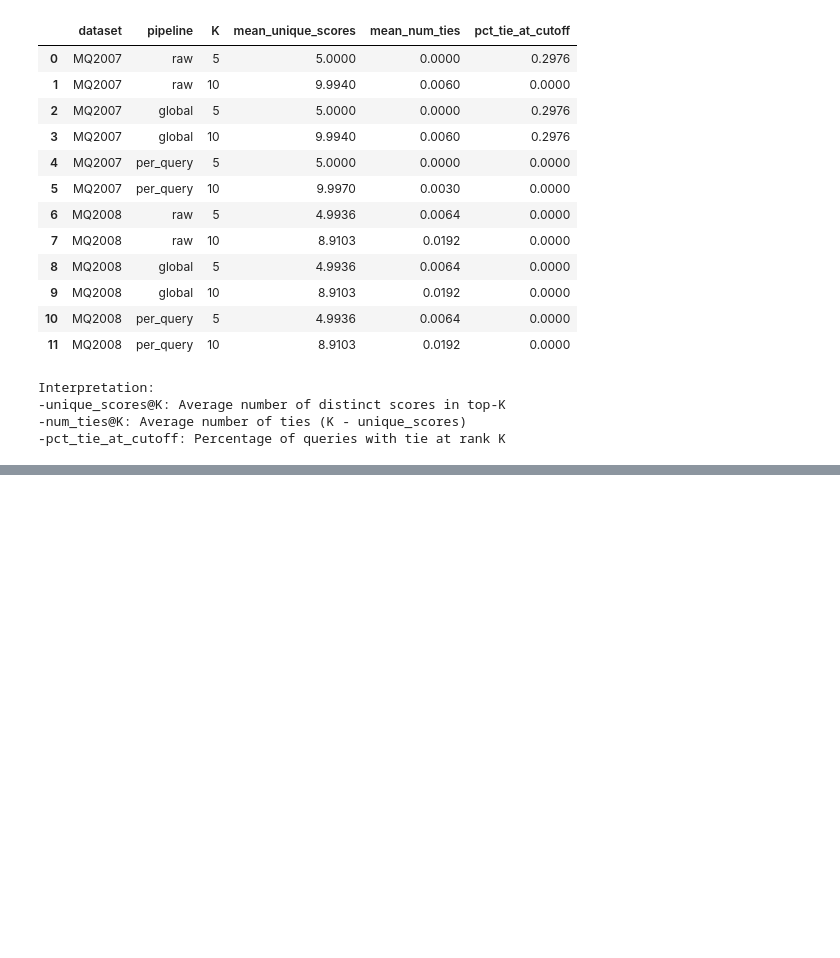
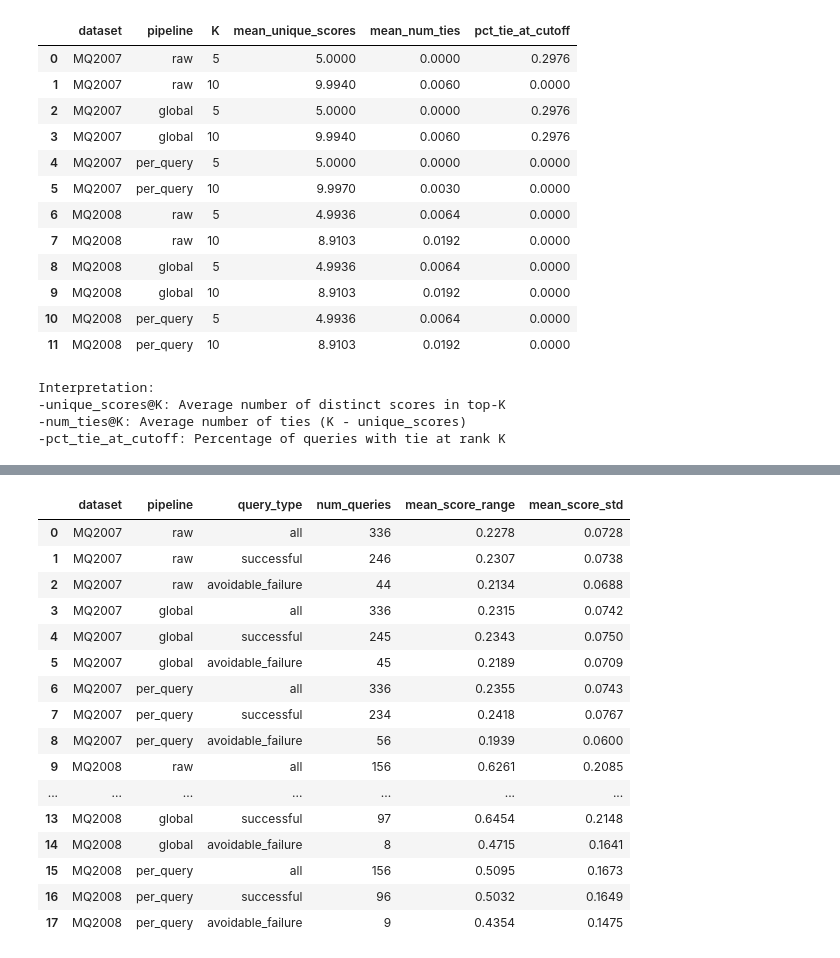
Before and after one commit to KushalMarahatta/Capstone_coding, a Jupyter notebook: notebooks/04_normalization_experiments.ipynb, the cells around one changed output, grey strips where cells are left out. Drawn from its saved outputs; the diff is of its cells as text; code cells hidden in the pictures; blank space fills up the shorter version.

Commit message:
Added Score Flatness Analysis

```diff
--- a/notebooks/04_normalization_experiments.ipynb
+++ b/notebooks/04_normalization_experiments.ipynb
@@ -925,3 +925,11 @@ Interpretation:
 -unique_scores@K: Average number of distinct scores in top-K
 -num_ties@K: Average number of ties (K - unique_scores)
 -pct_tie_at_cutoff: Percentage of queries with tie at rank K
+# %%
+for dataset, qm_dict in [("MQ2007", query_metrics_2007)]:
+    for pipe, qm in qm_dict.items():
+        print(dataset, pipe)
+        print(" tie@5 mean:", qm["tie_at_cutoff@5"].mean())
+        print(" tie@10 mean:", qm["tie_at_cutoff@10"].mean())
+        print(" count docs>10:", (qm["num_docs"] > 10).sum(), "out of", len(qm))
+        print()
@@ -927,0 +951,6 @@ Interpretation:
+# %%
+for pipe in ["raw", "global", "per_query"]:
+    qm = query_metrics_2007[pipe]
+    for k in [5, 10]:
+        tied = qm[qm[f"tie_at_cutoff@{k}"] == True]["qid"].tolist()
+        print(pipe, "K=", k, "tied_qids:", tied)
@@ -927,0 +1005,52 @@ Interpretation:
+# %%
+print("="*80)
+print("SCORE FLATNESS ANALYSIS")
+print("="*80)
+
+flatness_rows=[]
+
+for dataset_name, qm_dict in [('MQ2007', query_metrics_2007), ('MQ2008', query_metrics_2008)]:
+    for pipeline_name, qm in qm_dict.items():
+        #Overall
+        flatness_rows.append({
+            'dataset': dataset_name,
+            'pipeline': pipeline_name,
+            'query_type': 'all',
+            'num_queries': len(qm),
+            'mean_score_range': qm['score_range_top10'].mean(),
+            'mean_score_std': qm['score_std_top10'].mean()
+        })
+
+        #Successful queries
+        successful=qm[qm['Failure@5_primary']==False]
+        if len(successful)>0:
+            flatness_rows.append({
+                'dataset': dataset_name,
+                'pipeline': pipeline_name,
+                'query_type': 'successful',
+                'num_queries': len(successful),
+                'mean_score_range': successful['score_range_top10'].mean(),
+                'mean_score_std': successful['score_std_top10'].mean()
+            })
+
+        #Avoidable failures
+        avoidable=qm[(qm['Failure@5_primary']==True) & (qm['num_relevant_1']>0)]
+        if len(avoidable)>0:
+            flatness_rows.append({
+                'dataset': dataset_name,
+                'pipeline': pipeline_name,
+                'query_type': 'avoidable_failure',
+                'num_queries': len(avoidable),
+                'mean_score_range': avoidable['score_range_top10'].mean(),
+                'mean_score_std': avoidable['score_std_top10'].mean()
+            })
+
+score_flatness=pd.DataFrame(flatness_rows)
+
+print("\nScore Flatness Summary:")
+display(score_flatness)
+
+print("\nInterpretation:")
+print("  - Higher score_range/std indicates better score separation")
+print("  - Compare successful vs avoidable_failure to identify score issues")
+# %% [output]
@@ -927,0 +1062,17 @@ Interpretation:
+|  | dataset | pipeline | query_type | num_queries | mean_score_range | mean_score_std |
+| 0 | MQ2007 | raw | all | 336 | 0.2278 | 0.0728 |
+| 1 | MQ2007 | raw | successful | 246 | 0.2307 | 0.0738 |
+| 2 | MQ2007 | raw | avoidable_failure | 44 | 0.2134 | 0.0688 |
+| 3 | MQ2007 | global | all | 336 | 0.2315 | 0.0742 |
+| 4 | MQ2007 | global | successful | 245 | 0.2343 | 0.0750 |
+| 5 | MQ2007 | global | avoidable_failure | 45 | 0.2189 | 0.0709 |
+| 6 | MQ2007 | per_query | all | 336 | 0.2355 | 0.0743 |
+| 7 | MQ2007 | per_query | successful | 234 | 0.2418 | 0.0767 |
+| 8 | MQ2007 | per_query | avoidable_failure | 56 | 0.1939 | 0.0600 |
+| 9 | MQ2008 | raw | all | 156 | 0.6261 | 0.2085 |
+| ... | ... | ... | ... | ... | ... | ... |
+| 13 | MQ2008 | global | successful | 97 | 0.6454 | 0.2148 |
+| 14 | MQ2008 | global | avoidable_failure | 8 | 0.4715 | 0.1641 |
+| 15 | MQ2008 | per_query | all | 156 | 0.5095 | 0.1673 |
+| 16 | MQ2008 | per_query | successful | 96 | 0.5032 | 0.1649 |
+| 17 | MQ2008 | per_query | avoidable_failure | 9 | 0.4354 | 0.1475 |
```
Also changed, not shown: parts of 8 cells of this notebook.
